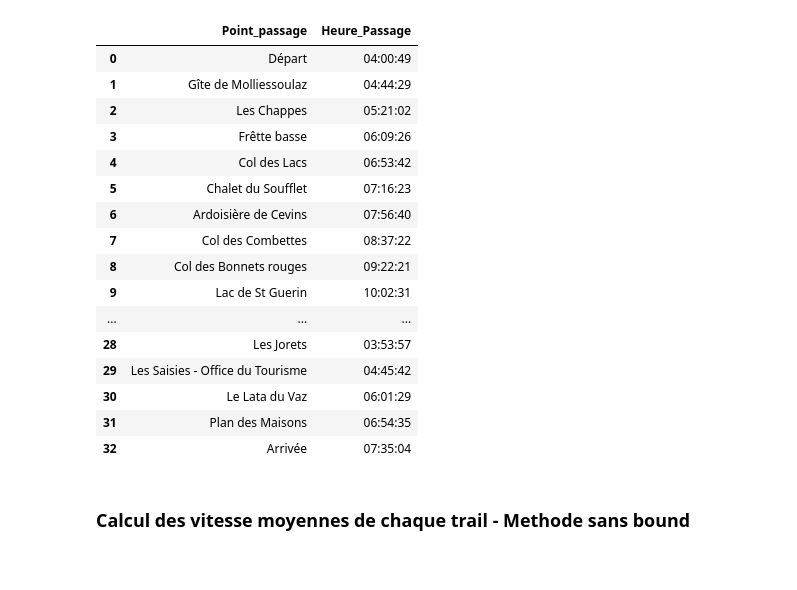
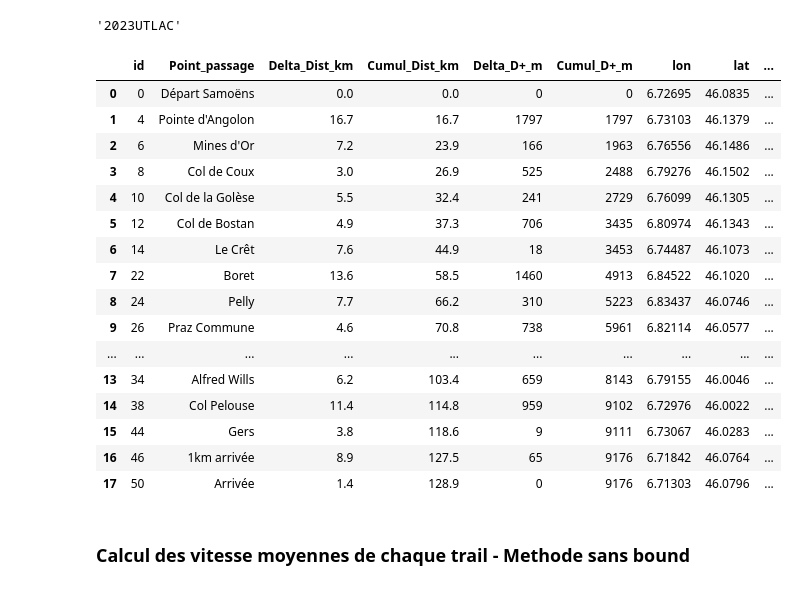
Before and after one commit to Nimodeyv/Trail_running, a Jupyter notebook: 2_Analyse_Trails.ipynb, the cells around one changed output. Saved outputs shown, nothing was run; the diff lists cells and outputs as text; code cells hidden in the pictures.

```diff
--- a/2_Analyse_Trails.ipynb
+++ b/2_Analyse_Trails.ipynb
@@ -134,23 +138,27 @@ for i,T in enumerate(Trails_objects):
+# %%
+Trails_objects[9].nom_id
+# %% [output]
+'2023UTLAC'
 # %%
-Trails_objects[8].df_ppassage[['Point_passage','Heure_Passage']]
+Trails_objects[9].df_ppassage
 # %% [output]
-|  | Point_passage | Heure_Passage |
-| 0 | Départ | 04:00:49 |
-| 1 | Gîte de Molliessoulaz | 04:44:29 |
-| 2 | Les Chappes | 05:21:02 |
-| 3 | Frêtte basse | 06:09:26 |
-| 4 | Col des Lacs | 06:53:42 |
-| 5 | Chalet du Soufflet | 07:16:23 |
-| 6 | Ardoisière de Cevins | 07:56:40 |
-| 7 | Col des Combettes | 08:37:22 |
-| 8 | Col des Bonnets rouges | 09:22:21 |
-| 9 | Lac de St Guerin | 10:02:31 |
-| ... | ... | ... |
-| 28 | Les Jorets | 03:53:57 |
-| 29 | Les Saisies - Office du Tourisme | 04:45:42 |
-| 30 | Le Lata du Vaz | 06:01:29 |
-| 31 | Plan des Maisons | 06:54:35 |
-| 32 | Arrivée | 07:35:04 |
+|  | id | Point_passage | Delta_Dist_km | Cumul_Dist_km | Delta_D+_m | Cumul_D+_m | lon | lat | ... |
+| 0 | 0 | Départ Samoëns | 0.0 | 0.0 | 0 | 0 | 6.72695 | 46.0835 | ... |
+| 1 | 4 | Pointe d'Angolon | 16.7 | 16.7 | 1797 | 1797 | 6.73103 | 46.1379 | ... |
+| 2 | 6 | Mines d'Or | 7.2 | 23.9 | 166 | 1963 | 6.76556 | 46.1486 | ... |
+| 3 | 8 | Col de Coux | 3.0 | 26.9 | 525 | 2488 | 6.79276 | 46.1502 | ... |
+| 4 | 10 | Col de la Golèse | 5.5 | 32.4 | 241 | 2729 | 6.76099 | 46.1305 | ... |
+| 5 | 12 | Col de Bostan | 4.9 | 37.3 | 706 | 3435 | 6.80974 | 46.1343 | ... |
+| 6 | 14 | Le Crêt | 7.6 | 44.9 | 18 | 3453 | 6.74487 | 46.1073 | ... |
+| 7 | 22 | Boret | 13.6 | 58.5 | 1460 | 4913 | 6.84522 | 46.1020 | ... |
+| 8 | 24 | Pelly | 7.7 | 66.2 | 310 | 5223 | 6.83437 | 46.0746 | ... |
+| 9 | 26 | Praz Commune | 4.6 | 70.8 | 738 | 5961 | 6.82114 | 46.0577 | ... |
+| ... | ... | ... | ... | ... | ... | ... | ... | ... | ... |
+| 13 | 34 | Alfred Wills | 6.2 | 103.4 | 659 | 8143 | 6.79155 | 46.0046 | ... |
+| 14 | 38 | Col Pelouse | 11.4 | 114.8 | 959 | 9102 | 6.72976 | 46.0022 | ... |
+| 15 | 44 | Gers | 3.8 | 118.6 | 9 | 9111 | 6.73067 | 46.0283 | ... |
+| 16 | 46 | 1km arrivée | 8.9 | 127.5 | 65 | 9176 | 6.71842 | 46.0764 | ... |
+| 17 | 50 | Arrivée | 1.4 | 128.9 | 0 | 9176 | 6.71303 | 46.0796 | ... |
 # %% [markdown]
 ### Calcul des vitesse moyennes de chaque trail - Methode sans bound
 # %%
```
Also changed, not shown: parts of 18 cells of this notebook, 2 other files.
